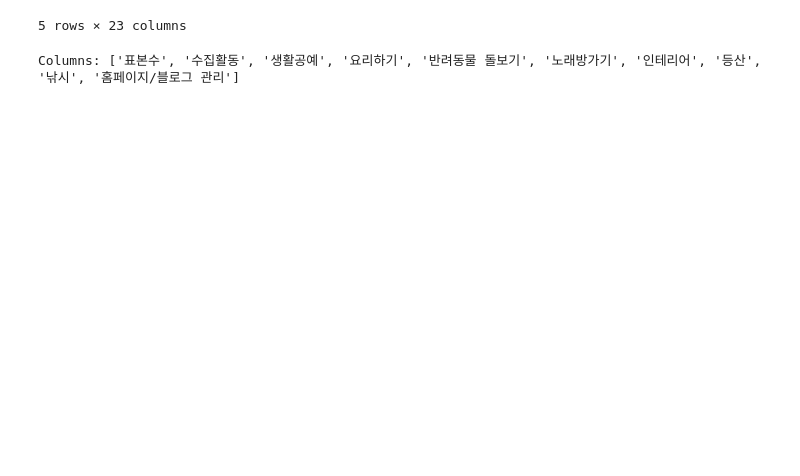
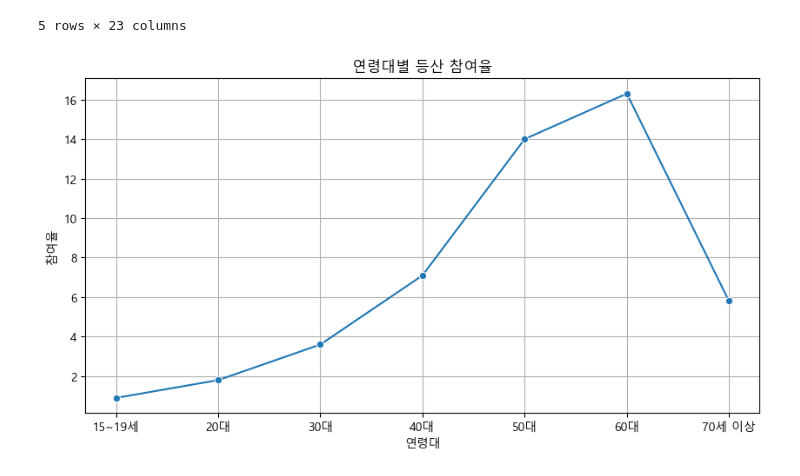
Before and after one commit to leejunsu0530/basic_computing_team, a Jupyter notebook: analysis.ipynb, the cells around one changed output. Cells and saved outputs as stored; diff of their text form; code cells hidden in the pictures; blank space fills up the shorter version.

```diff
--- a/analysis.ipynb
+++ b/analysis.ipynb
@@ -66,5 +66,58 @@ df_weekday.head()
 | 연령별_20대 | 1371 | 0.1 | 0.6 | 1.5 | 7.7 | 2 | 0.1 | 0.7 | 0.1 | 0.7 | ... |
 5 rows × 23 columns
 # %%
+import seaborn as sns
+import pandas as pd
+import matplotlib.pyplot as plt
+
+# 한글 폰트 설정 (Windows 기준)
+plt.rcParams['font.family'] = 'Malgun Gothic'
+plt.rcParams['axes.unicode_minus'] = False
-# %% [output]
-Columns: ['표본수', '수집활동', '생활공예', '요리하기', '반려동물 돌보기', '노래방가기', '인테리어', '등산', '낚시', '홈페이지/블로그 관리']
+# %%
+#@title Q1: 사람들이 나이가 들면서 점점 등산을 선호하는가?
+
+# 연령대 행만 선택
+age_rows = [
+    '연령별_15~19세',
+    '연령별_20대',
+    '연령별_30대',
+    '연령별_40대',
+    '연령별_50대',
+    '연령별_60대',
+    '연령별_70세이상'
+]
+
+# 등산 데이터 추출
+mountain_data = df_weekend.loc[age_rows, '등산']
+
+# 시각화용 DataFrame 생성
+plot_df = pd.DataFrame({
+    '연령대': [
+        '15~19세',
+        '20대',
+        '30대',
+        '40대',
+        '50대',
+        '60대',
+        '70세 이상'
+    ],
+    '등산 참여율': mountain_data.values
+})
+
+# 그래프
+plt.figure(figsize=(10, 5))
+
+sns.lineplot(
+    data=plot_df,
+    x='연령대',
+    y='등산 참여율',
+    marker='o'
+)
+
+plt.title('연령대별 등산 참여율')
+plt.ylabel('참여율')
+plt.grid(True)
+
+plt.show()
+# %% [output]
+[figure, added]
```
Also changed, not shown: parts of 2 cells of this notebook, 1 other file.
